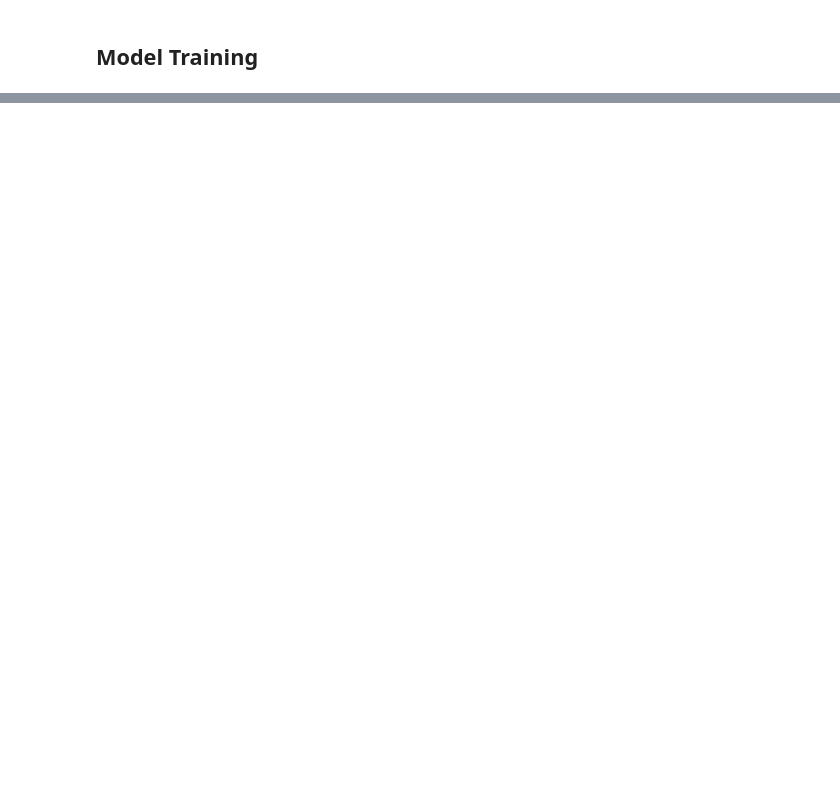
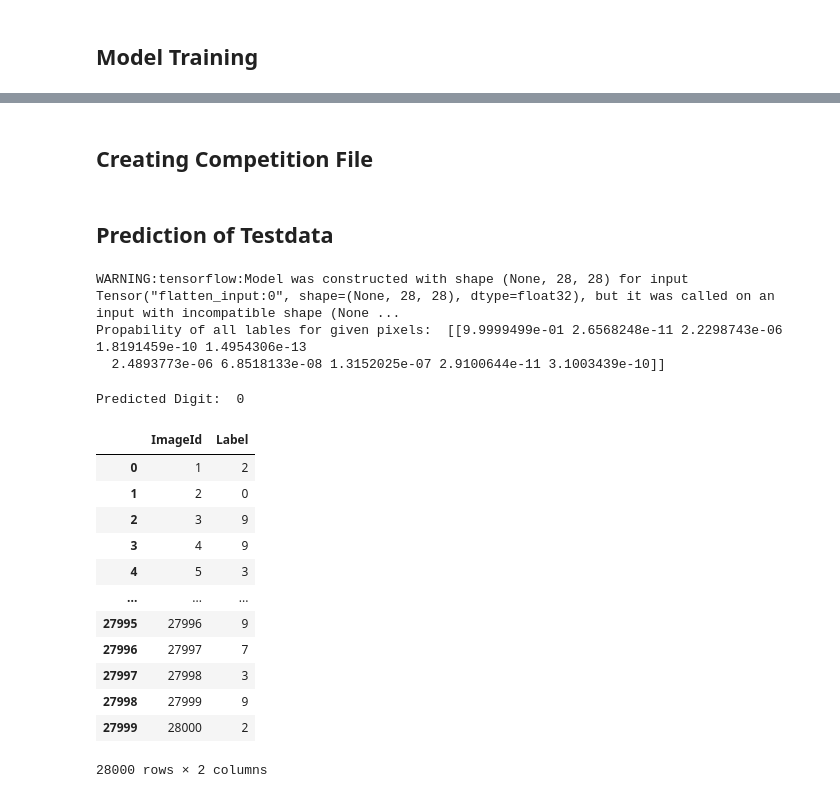
Before and after one commit to IIIskiplikIII/Digit_Recognition_with_a_Deep_Neural_Network, a Jupyter notebook: digit_recognition_with_a_deep_neural_network.ipynb, the cells around one changed output, grey strips where cells are left out. Saved outputs shown, nothing was run; the diff lists cells and outputs as text; code cells hidden in the pictures; blank space fills up the shorter version.

```diff
--- a/digit_recognition_with_a_deep_neural_network.ipynb
+++ b/digit_recognition_with_a_deep_neural_network.ipynb
@@ -180,0 +211,2 @@ plt.grid(True)
+# %%
+X_test_prep = pipeline.transform(X_test)
@@ -180,0 +223,41 @@ plt.grid(True)
+# %% [markdown]
+## Creating Competition File
+# %%
+mnist_competition_file = pd.DataFrame(columns=['ImageId','Label'])
+# %% [markdown]
+## Prediction of Testdata
+# %%
+print("Propability of all lables for given pixels: ", model.predict(X_test_prep[1].reshape(1,-1)))
+# %% [output]
+WARNING:tensorflow:Model was constructed with shape (None, 28, 28) for input Tensor("flatten_input:0", shape=(None, 28, 28), dtype=float32), but it was called on an input with incompatible shape (None ...
+Propability of all lables for given pixels:  [[9.9999499e-01 2.6568248e-11 2.2298743e-06 1.8191459e-10 1.4954306e-13
+  2.4893773e-06 6.8518133e-08 1.3152025e-07 2.9100644e-11 3.1003439e-10]]
+# %%
+print("Predicted Digit: ",np.argmax(model.predict(X_test_prep[1].reshape(1,-1))))
+# %% [output]
+Predicted Digit:  0
+# %%
+i = 1
+for row in X_test_prep:
+    index = i
+    predicted_label = np.argmax(model.predict(row.reshape(1,-1)))
+
+    mnist_competition_file = mnist_competition_file.append({'ImageId': index, 'Label': predicted_label}, ignore_index = True )
+    i = i + 1
+    pass
+# %%
+mnist_competition_file
+# %% [output]
+|  | ImageId | Label |
+| 0 | 1 | 2 |
+| 1 | 2 | 0 |
+| 2 | 3 | 9 |
+| 3 | 4 | 9 |
+| 4 | 5 | 3 |
+| ... | ... | ... |
+| 27995 | 27996 | 9 |
+| 27996 | 27997 | 7 |
+| 27997 | 27998 | 3 |
+| 27998 | 27999 | 9 |
+| 27999 | 28000 | 2 |
+28000 rows × 2 columns
```
Also changed, not shown: parts of 16 cells of this notebook.
